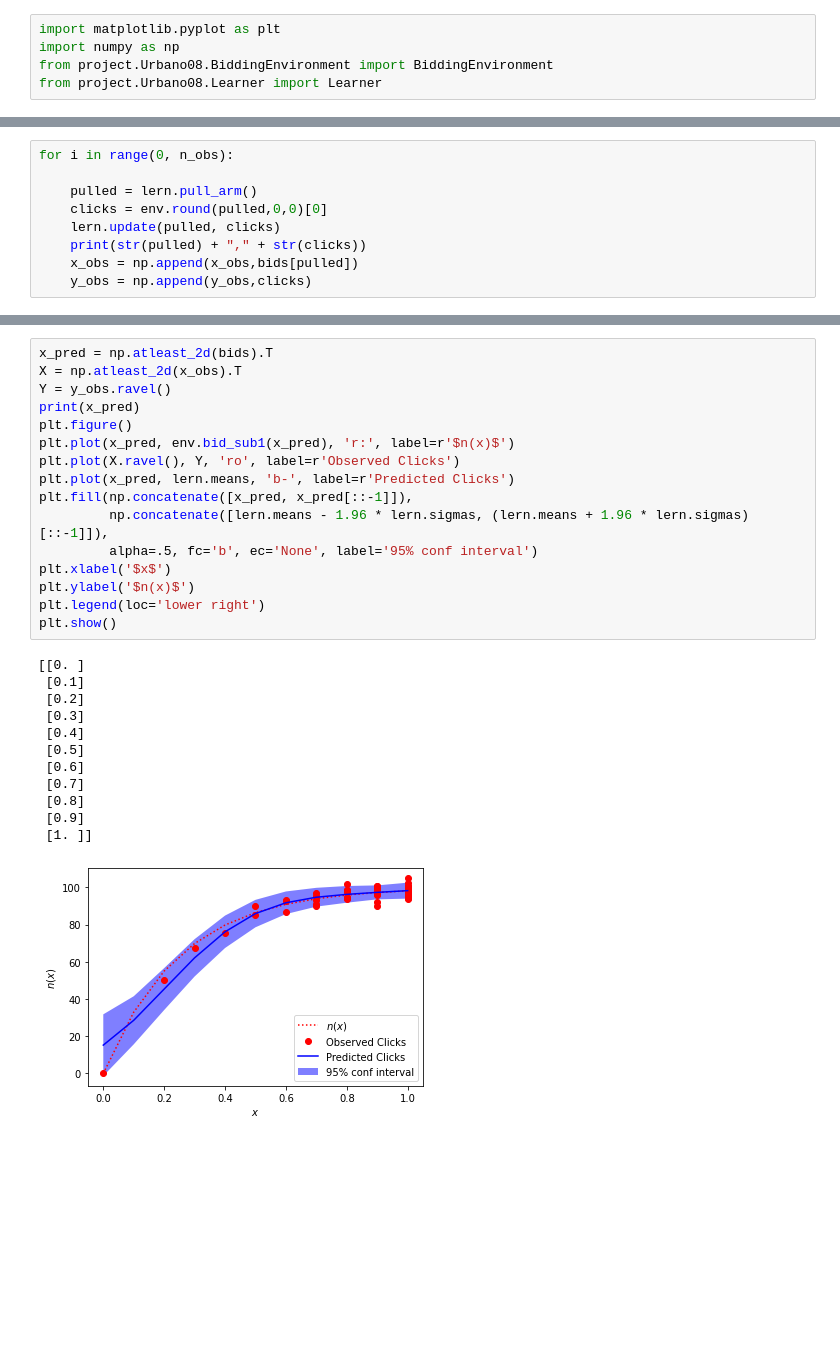
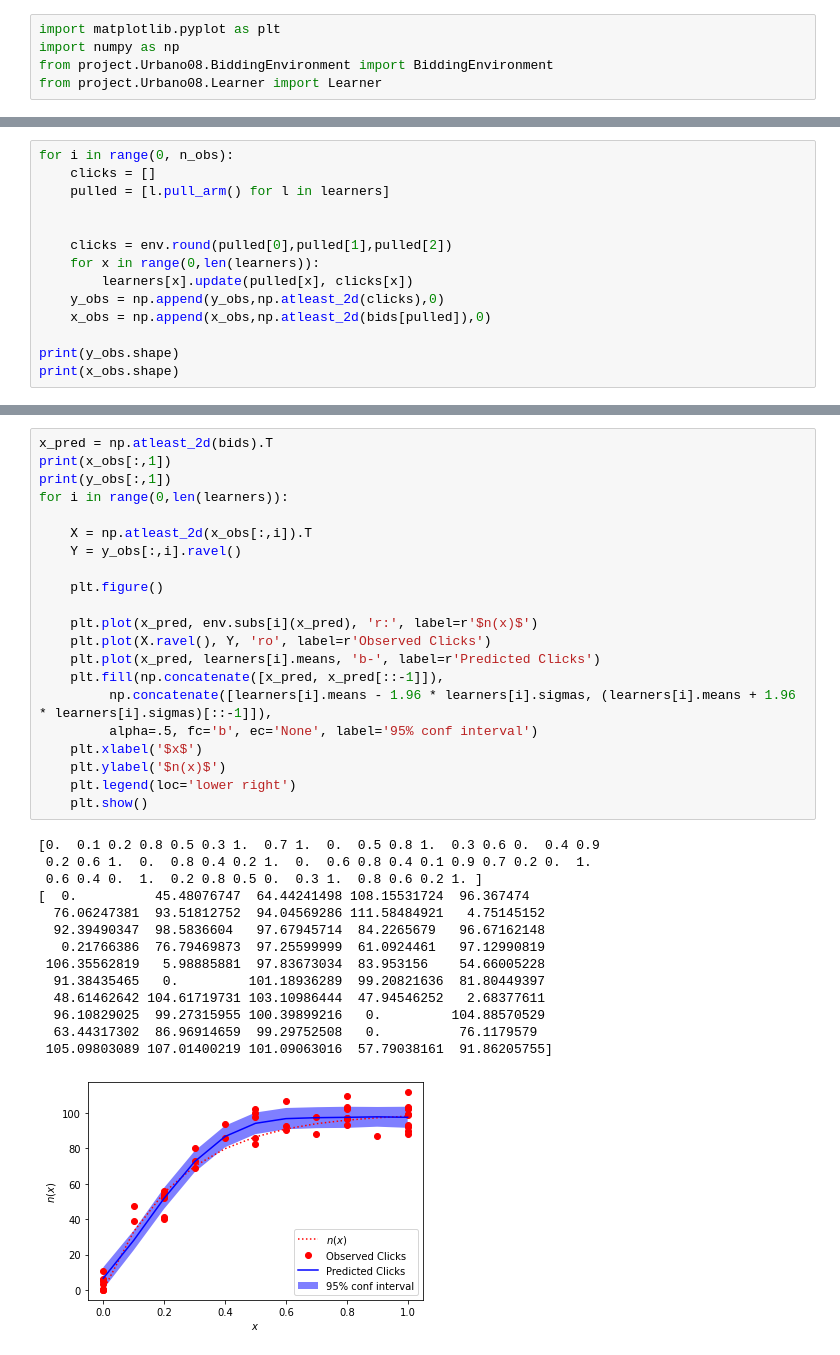
Before and after one commit to damiano1996/DataIntelligenceApplications, a Jupyter notebook: project/Urbano08/Exercise2.ipynb, the cells around one changed output, grey strips where cells are left out. Saved outputs shown, nothing was run; the diff lists cells and outputs as text; blank space fills up the shorter version.

Commit message:
plot 3 subcampaign

```diff
--- a/project/Urbano08/Exercise2.ipynb
+++ b/project/Urbano08/Exercise2.ipynb
@@ -43,11 +52,16 @@ lern = Learner(n_arms,bids)
 [0.  0.1 0.2 0.3 0.4 0.5 0.6 0.7 0.8 0.9 1. ]
 # %%
 for i in range(0, n_obs):
+    clicks = []
+    pulled = [l.pull_arm() for l in learners]
 
-    pulled = lern.pull_arm()
-    clicks = env.round(pulled,0,0)[0]
-    lern.update(pulled, clicks)
-    print(str(pulled) + "," + str(clicks))
-    x_obs = np.append(x_obs,bids[pulled])
-    y_obs = np.append(y_obs,clicks)
+
+    clicks = env.round(pulled[0],pulled[1],pulled[2])
+    for x in range(0,len(learners)):
+        learners[x].update(pulled[x], clicks[x])
+    y_obs = np.append(y_obs,np.atleast_2d(clicks),0)
+    x_obs = np.append(x_obs,np.atleast_2d(bids[pulled]),0)
+
+print(y_obs.shape)
+print(x_obs.shape)
 # %% [output]
@@ -71,29 +70,36 @@ for i in range(0, n_obs):
 # %%
 x_pred = np.atleast_2d(bids).T
-X = np.atleast_2d(x_obs).T
-Y = y_obs.ravel()
-print(x_pred)
-plt.figure()
-plt.plot(x_pred, env.bid_sub1(x_pred), 'r:', label=r'$n(x)$')
-plt.plot(X.ravel(), Y, 'ro', label=r'Observed Clicks')
-plt.plot(x_pred, lern.means, 'b-', label=r'Predicted Clicks')
-plt.fill(np.concatenate([x_pred, x_pred[::-1]]),
-         np.concatenate([lern.means - 1.96 * lern.sigmas, (lern.means + 1.96 * lern.sigmas)[::-1]]),
+print(x_obs[:,1])
+print(y_obs[:,1])
+for i in range(0,len(learners)):
+
+    X = np.atleast_2d(x_obs[:,i]).T
+    Y = y_obs[:,i].ravel()
+
+    plt.figure()
+
+    plt.plot(x_pred, env.subs[i](x_pred), 'r:', label=r'$n(x)$')
+    plt.plot(X.ravel(), Y, 'ro', label=r'Observed Clicks')
+    plt.plot(x_pred, learners[i].means, 'b-', label=r'Predicted Clicks')
+    plt.fill(np.concatenate([x_pred, x_pred[::-1]]),
+         np.concatenate([learners[i].means - 1.96 * learners[i].sigmas, (learners[i].means + 1.96 * learners[i].sigmas)[::-1]]),
          alpha=.5, fc='b', ec='None', label='95% conf interval')
-plt.xlabel('$x$')
-plt.ylabel('$n(x)$')
-plt.legend(loc='lower right')
-plt.show()
+    plt.xlabel('$x$')
+    plt.ylabel('$n(x)$')
+    plt.legend(loc='lower right')
+    plt.show()
 # %% [output]
-[[0. ]
- [0.1]
- [0.2]
- [0.3]
- [0.4]
- [0.5]
- [0.6]
- [0.7]
- [0.8]
- [0.9]
- [1. ]]
+[0.  0.1 0.2 0.8 0.5 0.3 1.  0.7 1.  0.  0.5 0.8 1.  0.3 0.6 0.  0.4 0.9
+ 0.2 0.6 1.  0.  0.8 0.4 0.2 1.  0.  0.6 0.8 0.4 0.1 0.9 0.7 0.2 0.  1.
+ 0.6 0.4 0.  1.  0.2 0.8 0.5 0.  0.3 1.  0.8 0.6 0.2 1. ]
+[  0.          45.48076747  64.44241498 108.15531724  96.367474
+  76.06247381  93.51812752  94.04569286 111.58484921   4.75145152
+  92.39490347  98.5836604   97.67945714  84.2265679   96.67162148
+   0.21766386  76.79469873  97.25599999  61.0924461   97.12990819
+ 106.35562819   5.98885881  97.83673034  83.953156    54.66005228
+  91.38435465   0.         101.18936289  99.20821636  81.80449397
+  48.61462642 104.61719731 103.10986444  47.94546252   2.68377611
+  96.10829025  99.27315955 100.39899216   0.         104.88570529
+  63.44317302  86.96914659  99.29752508   0.          76.1179579
+ 105.09803089 107.01400219 101.09063016  57.79038161  91.86205755]
-[figure, old version]
+[figure, new version]
```
Also changed, not shown: parts of 3 cells of this notebook, 2 other files.
